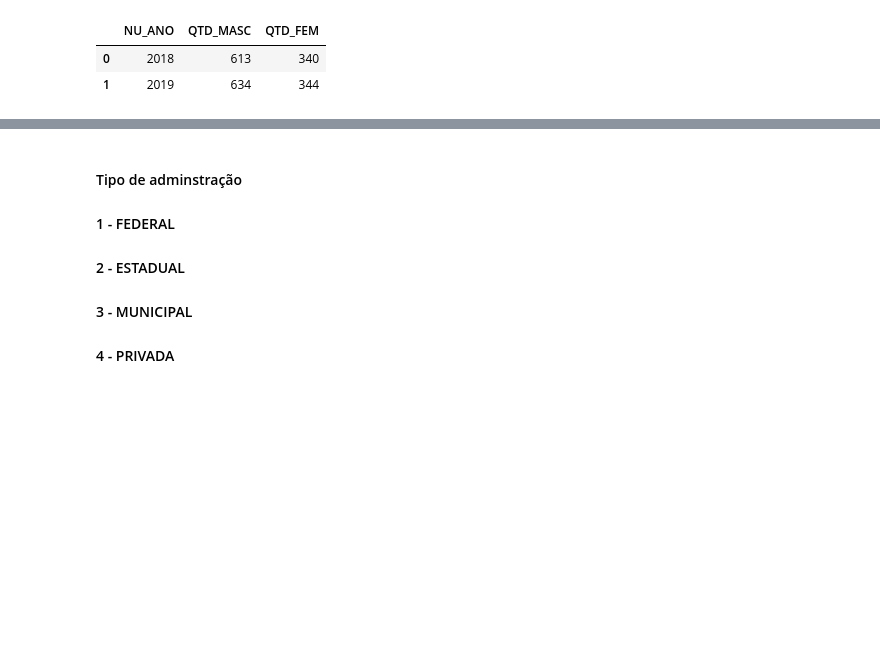
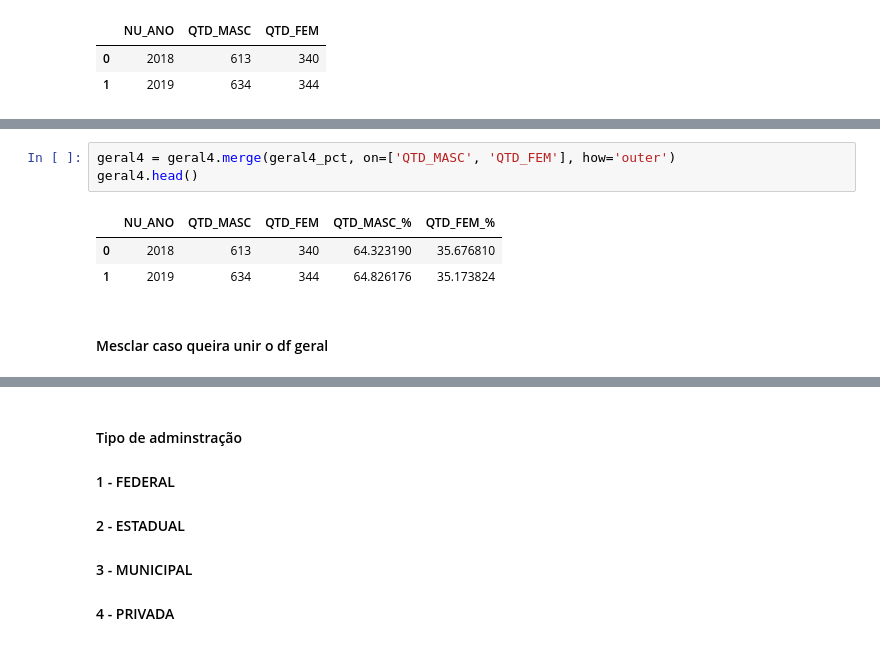
Before and after one commit to Bruno-Santana-Eco/Analise-de-Dados-ENEM, a Jupyter notebook: DataPrep1.ipynb, the cells around one changed output, grey strips where cells are left out. Saved outputs shown, nothing was run; the diff lists cells and outputs as text; blank space fills up the shorter version.

```diff
--- a/DataPrep1.ipynb
+++ b/DataPrep1.ipynb
@@ -230,3 +254,12 @@ geral4.head()
+# %%
+geral4 = geral4.merge(geral4_pct, on=['QTD_MASC', 'QTD_FEM'], how='outer')
+geral4.head()
+# %% [output]
+|  | NU_ANO | QTD_MASC | QTD_FEM | QTD_MASC_% | QTD_FEM_% |
+| 0 | 2018 | 613 | 340 | 64.323190 | 35.676810 |
+| 1 | 2019 | 634 | 344 | 64.826176 | 35.173824 |
+# %% [markdown]
+#### Mesclar caso queira unir o df geral
 # %%
 geral = geral.merge(geral4, on='NU_ANO', how='left')
 geral.head()
```
Also changed, not shown: parts of 7 cells of this notebook, 1 other file.
